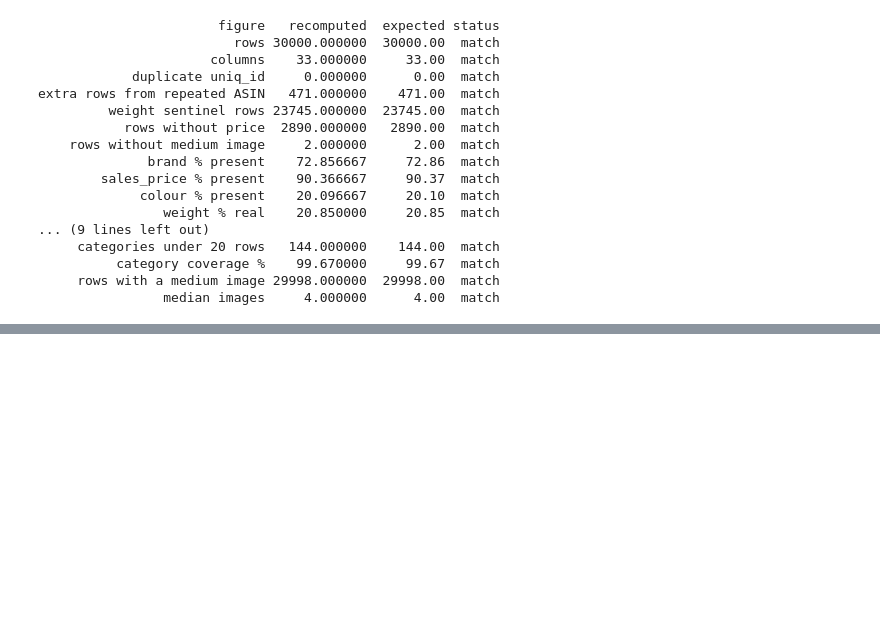
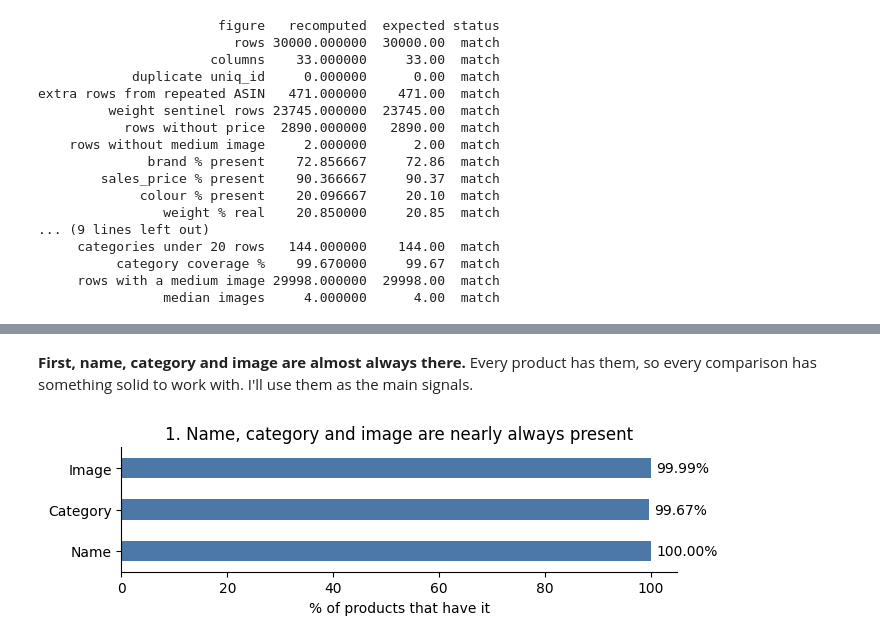
Before and after one commit to aqib-prog/sap-product-similarity, a Jupyter notebook: notebooks/01_data_exploration.ipynb, the cells around one changed output, grey strips where cells are left out. Saved outputs shown, nothing was run; the diff lists cells and outputs as text; code cells hidden in the pictures; blank space fills up the shorter version.

Commit message:
Add conclusion with supporting charts to the data exploration notebook

```diff
--- a/notebooks/01_data_exploration.ipynb
+++ b/notebooks/01_data_exploration.ipynb
@@ -307,0 +291,27 @@ All figures above were recomputed from the original archive, and every one match
+# %%
+from IPython.display import display
+
+BLUE, GREY, ORANGE = "#4c78a8", "#c7c7c7", "#f58518"
+child_c = df["sales_rank_in_child_category"].map(
+    lambda d: next(iter(d)) if isinstance(d, dict) and d else None
+)
+# %% [markdown]
+**First, name, category and image are almost always there.** Every product has them, so every comparison has something solid to work with. I'll use them as the main signals.
+# %%
+share = pd.Series(
+    {
+        "Name": df["product_name"].notna().mean() * 100,
+        "Category": (child_c.notna() | df["browsenode"].notna()).mean() * 100,
+        "Image": df["medium"].notna().mean() * 100,
+    }
+)
+ax = share.plot.barh(color=BLUE, figsize=(7, 2.2))
+ax.set_xlim(0, 105)
+ax.set_xlabel("% of products that have it")
+for i, v in enumerate(share):
+    ax.text(v + 1, i, f"{v:.2f}%", va="center")
+ax.set_title("1. Name, category and image are nearly always present")
+plt.tight_layout()
+plt.show()
+# %% [output]
+[figure, added]
```
Also changed, not shown: parts of 21 cells of this notebook.
